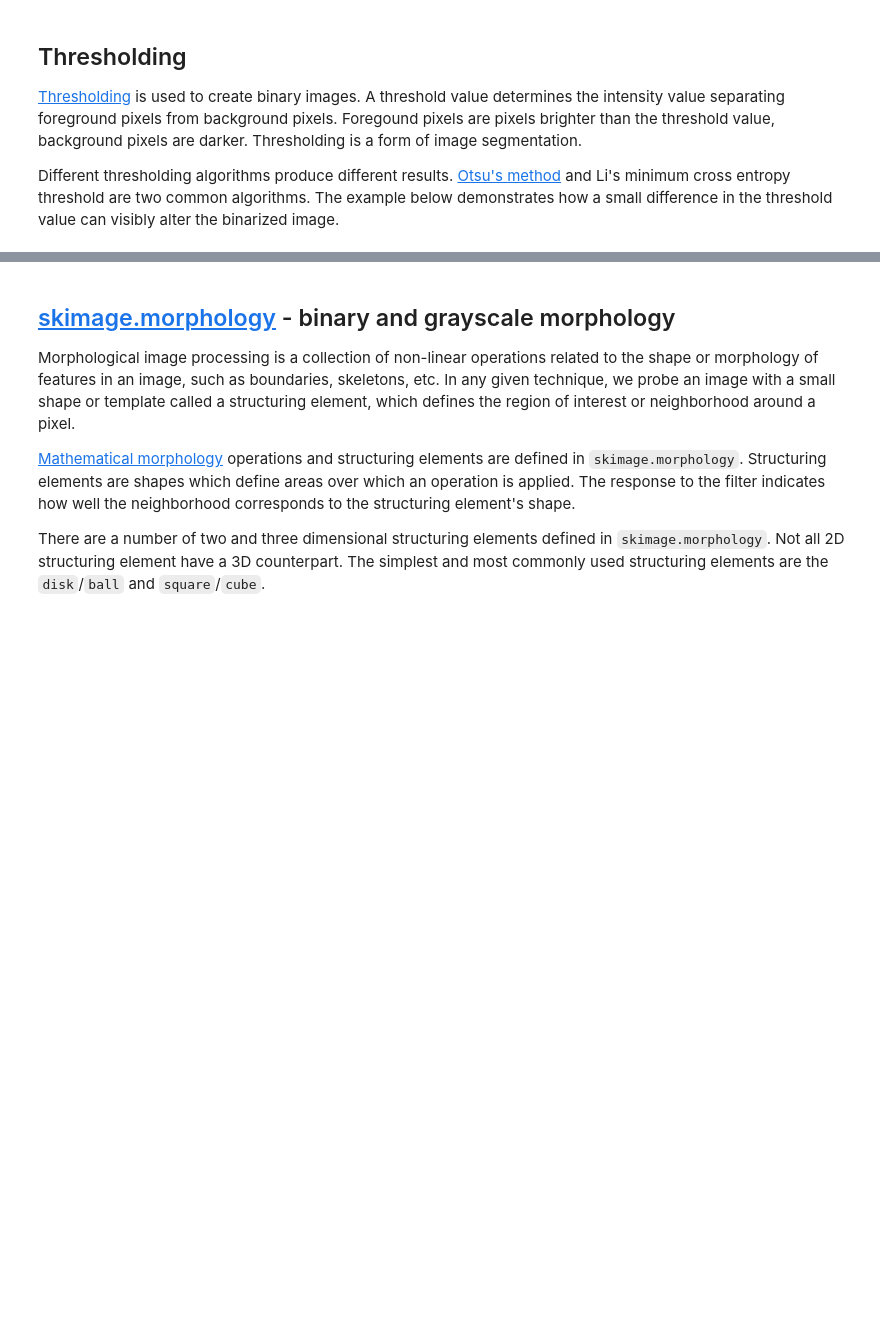
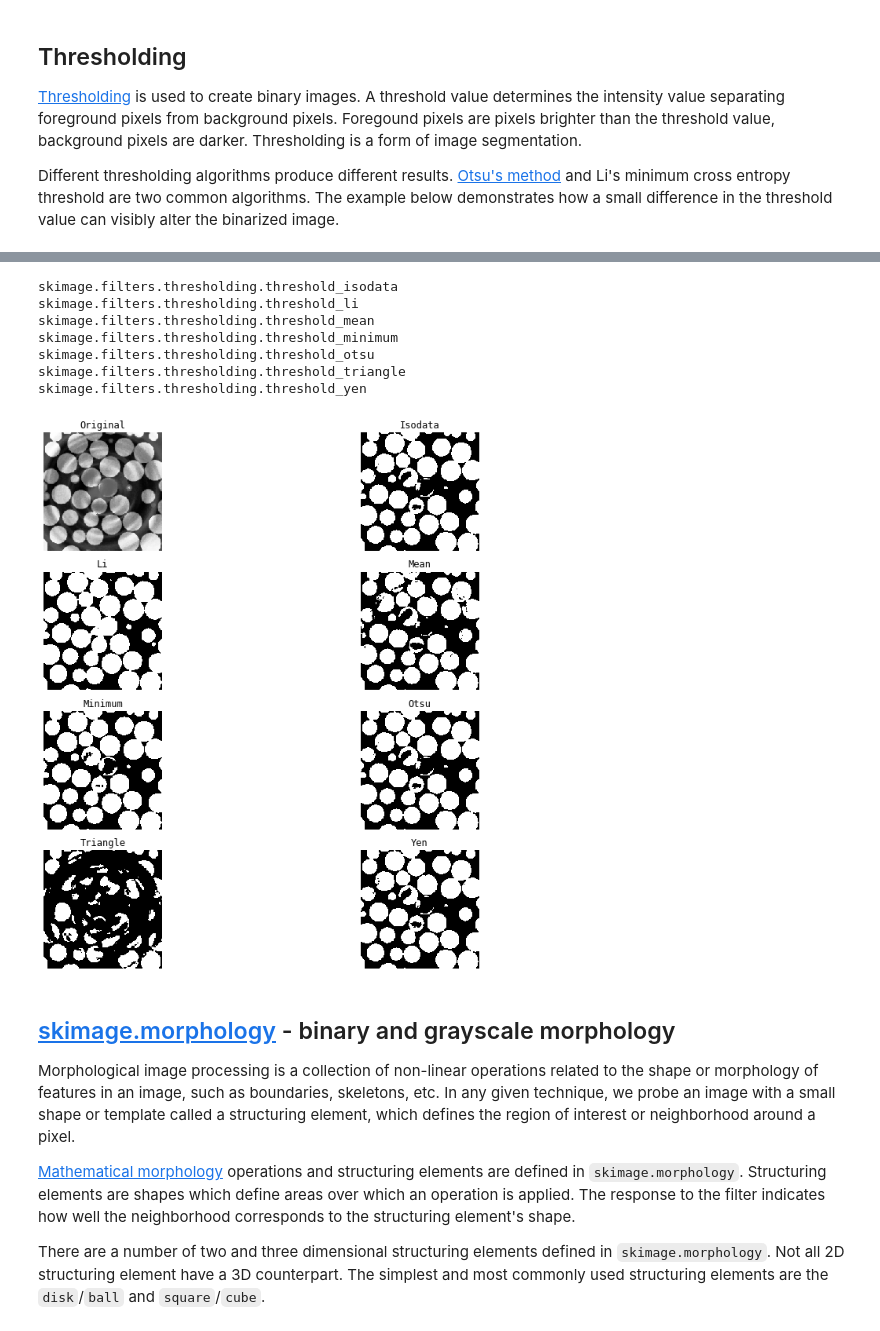
Before and after one commit to alexdesiqueira/tutorials, a Jupyter notebook: 2019/euroscipy2019/euroscipy2019_skimage.ipynb, the cells around one changed output, grey strips where cells are left out. Cells and saved outputs as stored; diff of their text form; code cells hidden in the pictures; blank space fills up the shorter version.

```diff
--- a/2019/euroscipy2019/euroscipy2019_skimage.ipynb
+++ b/2019/euroscipy2019/euroscipy2019_skimage.ipynb
@@ -464,0 +558,33 @@ denoised = median
+# %%
+# Your solution goes here!
+sigma =
+
+# The Gaussian...
+gaussian_beadpack = filters.gaussian()
+
+sc.slice_explorer(gaussian_beadpack);
+
+# ... the median...
+rescaled_beadpack_uint8 = util.img_as_ubyte()
+median_beadpack = np.empty_like(rescaled_beadpack_uint8)
+
+for plane, image in enumerate(rescaled_beadpack_uint8):
+    median_beadpack[plane] = filters.median()
+
+median_beadpack = util.img_as_float(median_beadpack)
+
+sc.slice_explorer(median_beadpack);
+
+# ... and the bilateral filters.
+bilateral_beadpack = np.empty_like()
+
+for plane, image in enumerate():
+    bilateral_beadpack[plane] = restoration.denoise_bilateral(
+        ,
+        multichannel=False
+    )
+
+sc.slice_explorer(bilateral_beadpack);
+
+# Choose your destiny!
+denoised_beadpack =
@@ -490,3 +632,18 @@ sc.slice_explorer(binary)
+# %%
+# Your solution goes here!
+filters.try_all_threshold()
+
+threshold = filters.threshold_
+binary_beadpack = denoised_beadpack >= threshold
+# %% [output]
+skimage.filters.thresholding.threshold_isodata
+skimage.filters.thresholding.threshold_li
+skimage.filters.thresholding.threshold_mean
+skimage.filters.thresholding.threshold_minimum
+skimage.filters.thresholding.threshold_otsu
+skimage.filters.thresholding.threshold_triangle
+skimage.filters.thresholding.threshold_yen
+[figure, added]
 # %% [markdown]
 ## <a id='morphology'></a>[skimage.morphology](https://scikit-image.org/docs/stable/api/skimage.morphology.html) - binary and grayscale morphology
 
```
Also changed, not shown: parts of 39 cells of this notebook.
